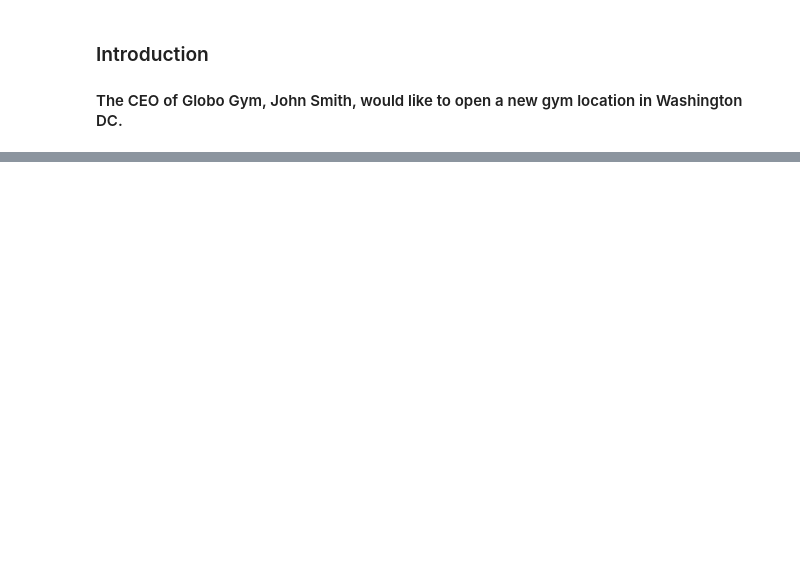
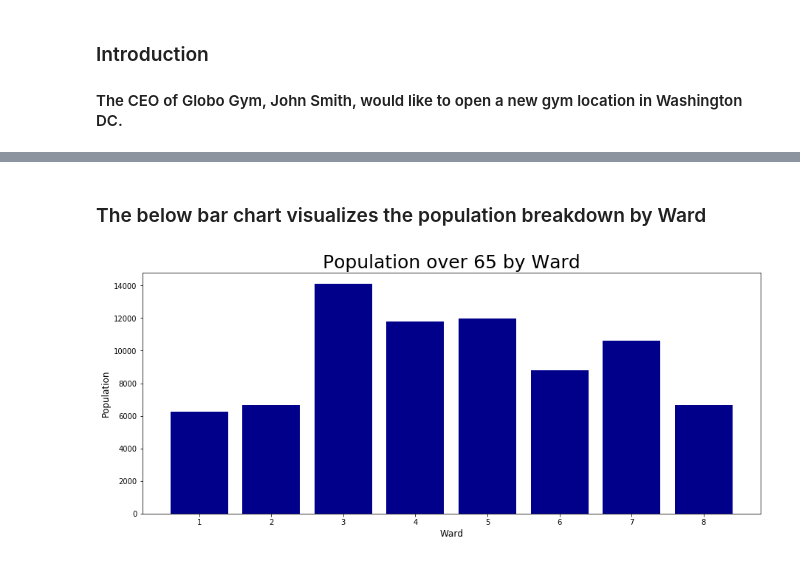
Before and after one commit to Alexdowd2/Coursera_Captstone, a Jupyter notebook: Battle of the Neighborhoods.ipynb, the cells around one changed output, grey strips where cells are left out. Cells and saved outputs as stored; diff of their text form; code cells hidden in the pictures; blank space fills up the shorter version.

```diff
--- a/Battle of the Neighborhoods.ipynb
+++ b/Battle of the Neighborhoods.ipynb
@@ -11,0 +22,24 @@
+# %%
+import types
+import pandas as pd
+from botocore.client import Config
+import ibm_boto3
+
+def __iter__(self): return 0
+
+# @hidden_cell
+# The following code accesses a file in your IBM Cloud Object Storage. It includes your credentials.
+# You might want to remove those credentials before you share the notebook.
+client_39b4b85b2fa34fcc8fed759db0f6e7a2 = ibm_boto3.client(service_name='s3',
+    ibm_api_key_id='Gx1zIIdh6Zd2Aavm9oE7oiVXz4e2OdiUIwWG96Noggt-',
+    ibm_auth_endpoint="https://iam.cloud.ibm.com/oidc/token",
+    config=Config(signature_version='oauth'),
+    endpoint_url='https://s3-api.us-geo.objectstorage.service.networklayer.com')
+
+body = client_39b4b85b2fa34fcc8fed759db0f6e7a2.get_object(Bucket='courseracapstone-donotdelete-pr-0slc59bqmfhz93',Key='DC_Ward_Data2.csv')['Body']
+# add missing __iter__ method, so pandas accepts body as file-like object
+if not hasattr(body, "__iter__"): body.__iter__ = types.MethodType( __iter__, body )
+
+dc_pop = pd.read_csv(body)
+dc_pop.rename(columns={'Pct Over 66': 'Pct Over 65'},inplace=True)
+dc_pop
@@ -11,0 +72,4 @@
+# %%
+# Wards Sorted by Total Population Over 65
+dc_pop_sorted = dc_pop.sort_values("Population Over 65")
+dc_pop_sorted
@@ -11,0 +86,13 @@
+# %% [markdown]
+### The below bar chart visualizes the population breakdown by Ward
+# %%
+plt.figure(figsize=(15,6))
+plt.bar('Ward','Population Over 65',data=dc_pop_sorted,color='darkblue')
+
+plt.xlabel("Ward",size=12)
+plt.ylabel("Population",size=12)
+plt.title('Population over 65 by Ward',size=25)
+
+plt.show()
+# %% [output]
+[figure, added]
```
Also changed, not shown: parts of 51 cells of this notebook.
